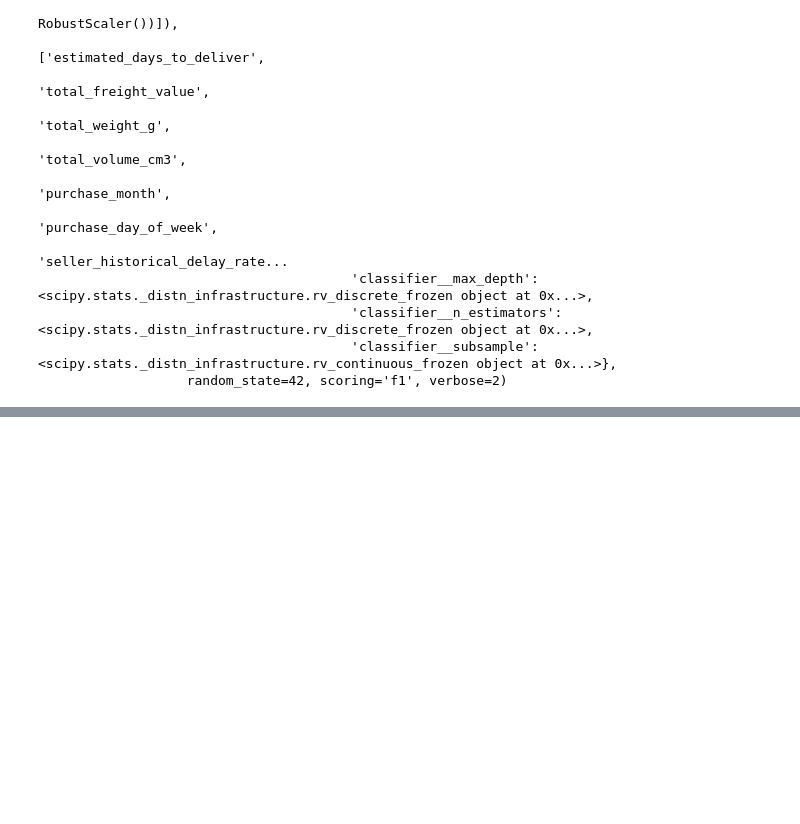
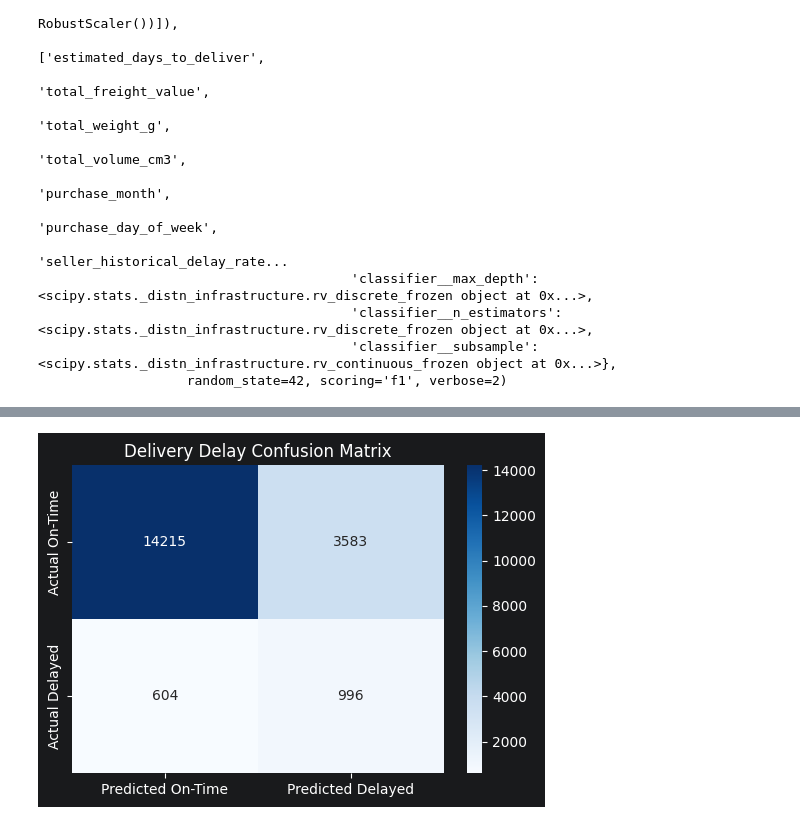
Before and after one commit to Shailya777/agentic-data-hub, a Jupyter notebook: notebooks/train_delivery_mode.ipynb, the cells around one changed output, grey strips where cells are left out. Drawn from its saved outputs; the diff is of its cells as text; code cells hidden in the pictures; blank space fills up the shorter version.

Commit message:
Evaluating Best Estimator from RandomizedSearch.

```diff
--- a/notebooks/train_delivery_mode.ipynb
+++ b/notebooks/train_delivery_mode.ipynb
@@ -306,0 +315,3 @@ RandomizedSearchCV(cv=3,
+# %%
+# Saving best Pipeline:
+best_pipeline= random_search.best_estimator_
@@ -306,0 +320,3 @@ RandomizedSearchCV(cv=3,
+# %%
+y_pred_tuned= best_pipeline.predict(X_test)
+print(classification_report(y_test, y_pred_tuned))
@@ -306,0 +332,11 @@ RandomizedSearchCV(cv=3,
+# %%
+# Plotting Confusion Matrix:
+cm= confusion_matrix(y_test, y_pred_tuned)
+plt.figure(figsize= (6,4))
+sns.heatmap(cm, annot= True, fmt= 'd', cmap= 'Blues',
+            xticklabels= ['Predicted On-Time', 'Predicted Delayed'],
+            yticklabels= ['Actual On-Time', 'Actual Delayed'])
+plt.title('Delivery Delay Confusion Matrix')
+plt.show()
+# %% [output]
+[figure, added]
```
Also changed, not shown: parts of 3 cells of this notebook.
